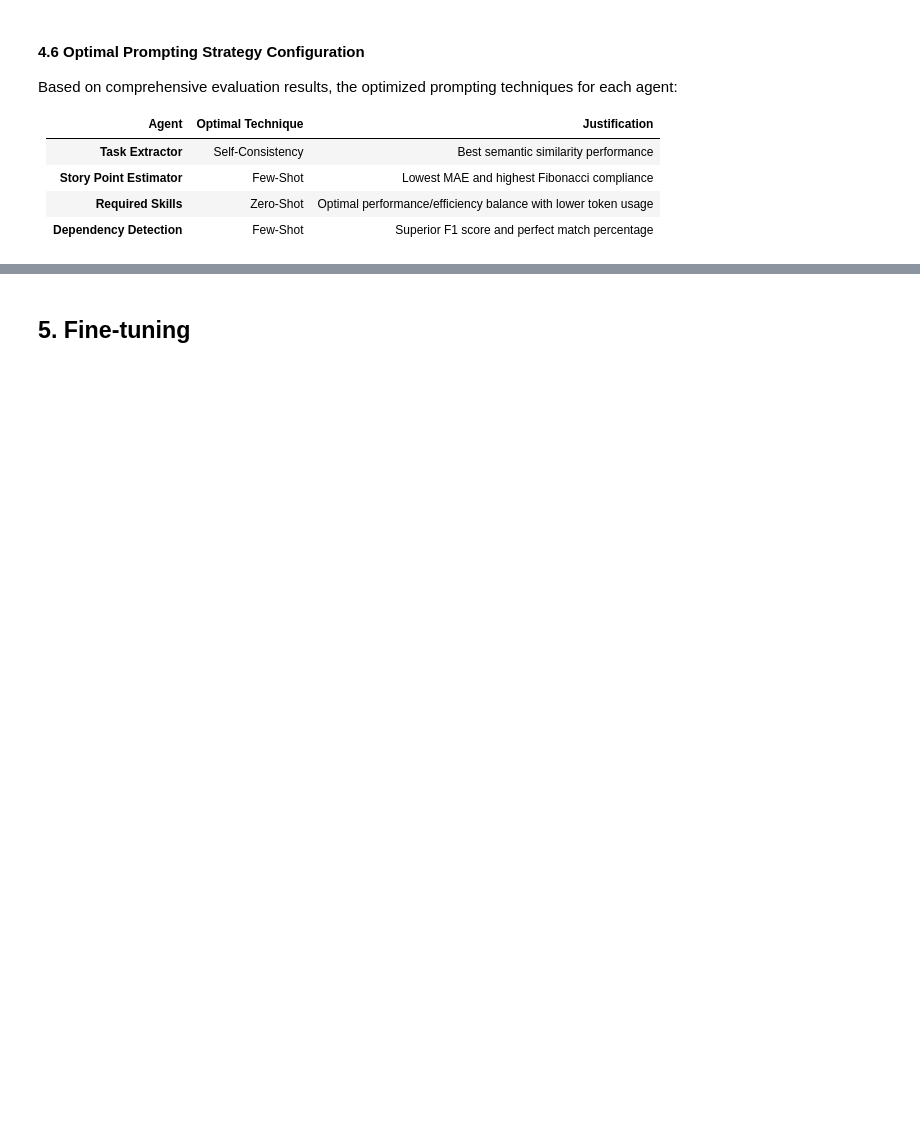
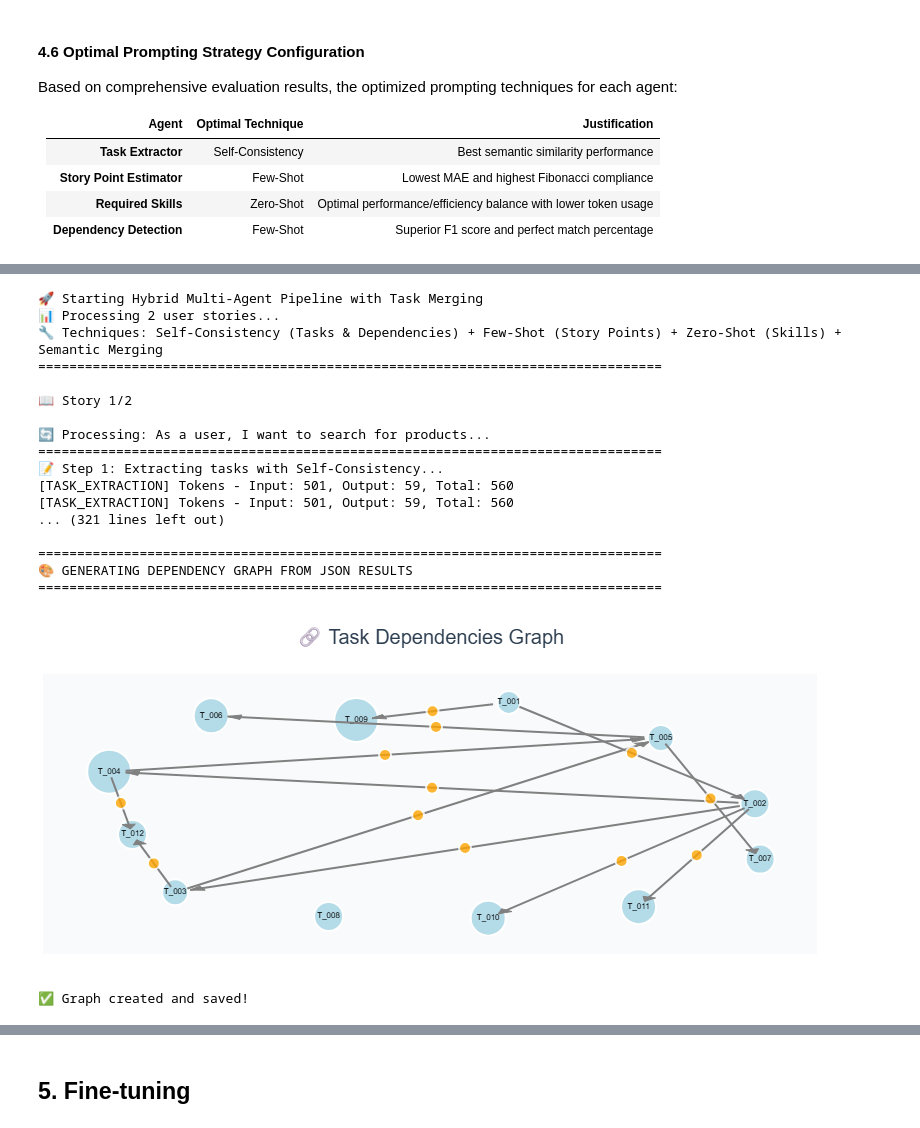
Before and after one commit to Chaymae888/Automated-Task-Dependencies-Detection-in-User-Stories-, a Jupyter notebook: docs/story_processing-analyse.ipynb, the cells around one changed output, grey strips where cells are left out. Drawn from its saved outputs; the diff is of its cells as text; code cells hidden in the pictures; blank space fills up the shorter version.

```diff
--- a/docs/story_processing-analyse.ipynb
+++ b/docs/story_processing-analyse.ipynb
@@ -10648,0 +12520,25 @@ Based on comprehensive evaluation results, the optimized prompting techniques fo
+# %%
+results, graph = await process_stories_interactive([
+    "As a user, I want to search for products",
+    "As an admin, I want to manage inventory"
+])
+# %% [output]
+🚀 Starting Hybrid Multi-Agent Pipeline with Task Merging
+📊 Processing 2 user stories...
+🔧 Techniques: Self-Consistency (Tasks & Dependencies) + Few-Shot (Story Points) + Zero-Shot (Skills) + Semantic Merging
+================================================================================
+
+📖 Story 1/2
+
+🔄 Processing: As a user, I want to search for products...
+================================================================================
+📝 Step 1: Extracting tasks with Self-Consistency...
+[TASK_EXTRACTION] Tokens - Input: 501, Output: 59, Total: 560
+[TASK_EXTRACTION] Tokens - Input: 501, Output: 59, Total: 560
+... (321 lines left out)
+
+================================================================================
+🎨 GENERATING DEPENDENCY GRAPH FROM JSON RESULTS
+================================================================================
+[figure, added]
+✅ Graph created and saved!
```
Also changed, not shown: parts of 7 cells of this notebook, 6 other files.
